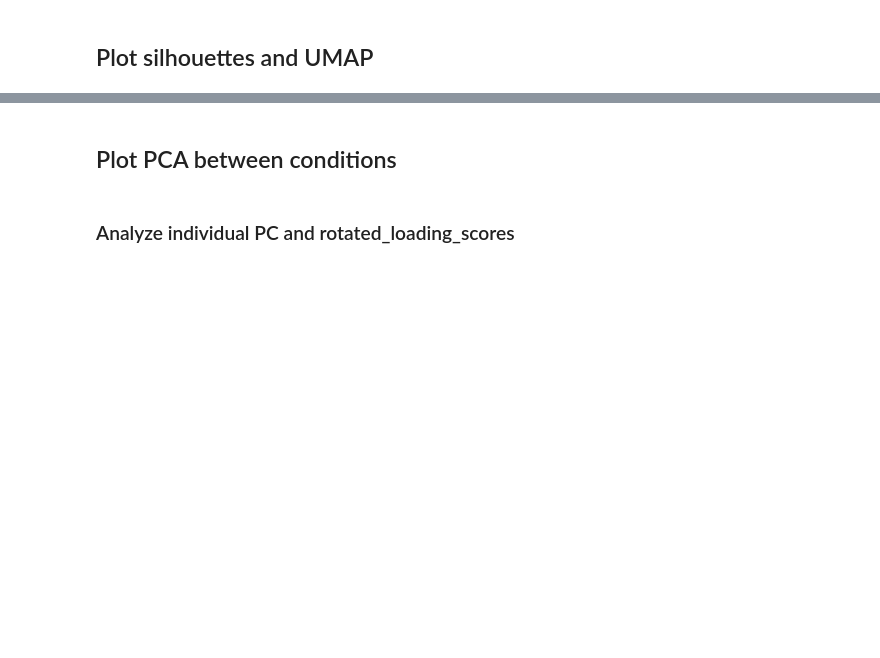
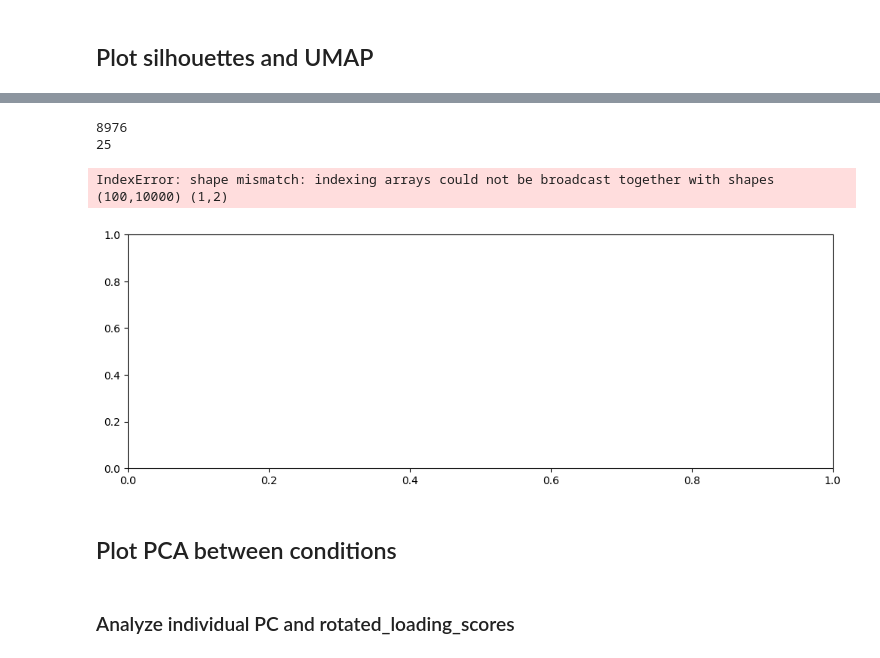
Before and after one commit to marccanela/deepof_abg, a Jupyter notebook: unsupervised_pipeline.ipynb, the cells around one changed output, grey strips where cells are left out. Saved outputs shown, nothing was run; the diff lists cells and outputs as text; code cells hidden in the pictures; blank space fills up the shorter version.

```diff
--- a/unsupervised_pipeline.ipynb
+++ b/unsupervised_pipeline.ipynb
@@ -45,3 +94,68 @@ visuals_customized.silhouette_diagrams(new_silhouette_score_dict, my_deepof_proj
+# %%
+import numpy as np
+import post_hoc_customized
+from collections import Counter, defaultdict
+from imblearn.pipeline import Pipeline
+from sklearn.decomposition import PCA
+from sklearn.preprocessing import LabelEncoder, StandardScaler
+
+num_clusters = 8
+embeddings = new_silhouette_score_dict[num_clusters][3]
+soft_counts = new_silhouette_score_dict[num_clusters][4]
+breaks = new_silhouette_score_dict[num_clusters][5]
+
+coordinates=my_deepof_project
+embedding=embeddings
+soft_counts=soft_counts
+breaks=breaks
+exp_condition="protocol"
+embedding_aggregation_method='time_on_cluster'
+distance_metric="wasserstein"
+n_jobs=1
+
+exp_conditions = { key: val[exp_condition].values[0] for key, val in coordinates.get_exp_conditions.items()}
+start_bin = 10 * coordinates._frame_rate
+end_bin = np.min([val.shape[0] for val in soft_counts.values()])
+step_bin = coordinates._frame_rate
+scan_mode = "growing_window"
+precomputed_bins = None
+agg = embedding_aggregation_method
+metric=distance_metric
+
+bin_range = range(start_bin, end_bin, step_bin)
+
+print(end_bin)
+cur_embedding, cur_soft_counts, cur_breaks, _ = post_hoc_customized.select_time_bin(
+                embedding, soft_counts, breaks, bin_size=50, bin_index=0
+            )
+
+soft_counts = cur_soft_counts
+breaks= cur_breaks
+normalize = True
+reduce_dim = True
+# %% [output]
+8976
+25
+# %%
+fig, ax = plt.subplots(1, 1, figsize=(12, 4))
+
+visuals_customized.plot_distance_between_conditions(
+    coordinates=my_deepof_project,
+    embedding=embeddings,
+    soft_counts=soft_counts,
+    breaks=breaks,
+    exp_condition="protocol",
+    start_seconds_bin = 120,
+    end_seconds_bin = 360,
+    embedding_aggregation_method='time_on_cluster',
+    distance_metric="wasserstein",
+    n_jobs=1,
+)
+
+plt.show()
+# %% [output]
+IndexError: shape mismatch: indexing arrays could not be broadcast together with shapes (100,10000) (1,2)
+[figure, added]
 # %% [markdown]
 ## Plot PCA between conditions
 # %%
```
Also changed, not shown: parts of 6 cells of this notebook, 1 other file.
